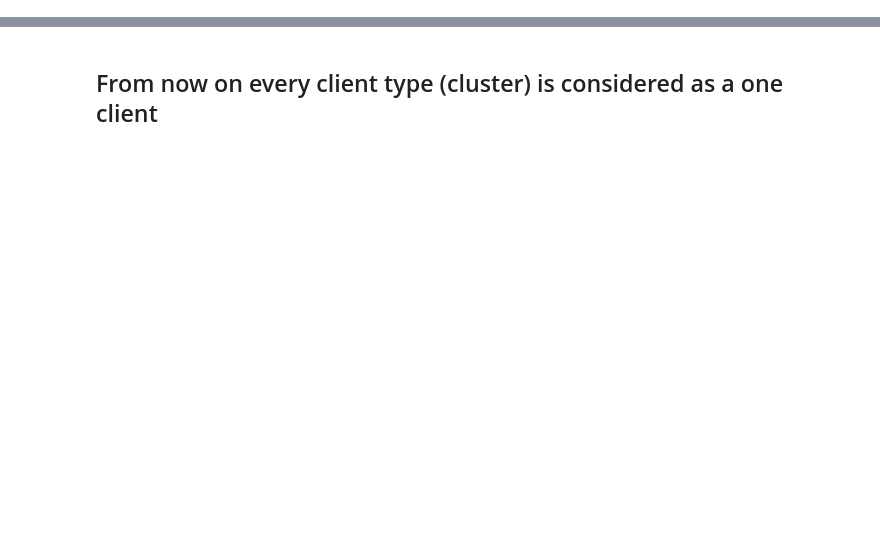
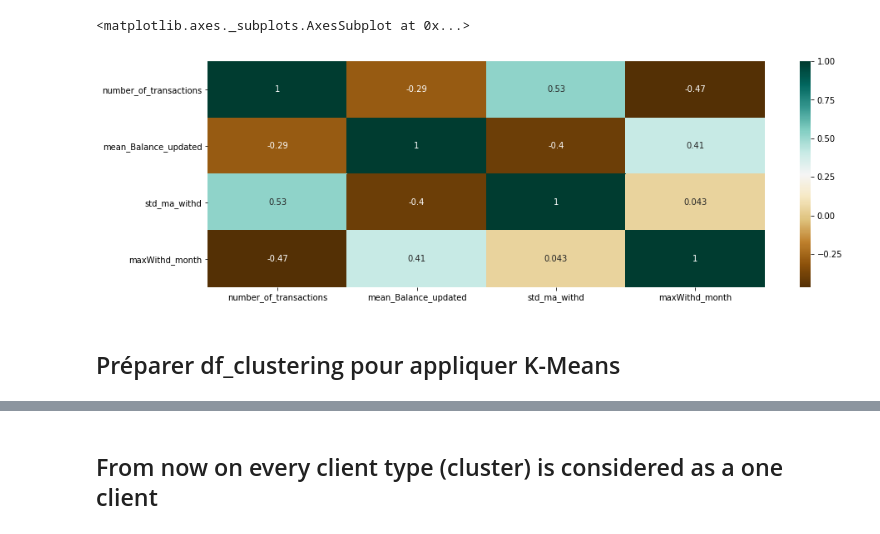
Before and after one commit to salma-hamdoune/PFE-Project, a Jupyter notebook: clustering features.ipynb, the cells around one changed output, grey strips where cells are left out. Cells and saved outputs as stored; diff of their text form; code cells hidden in the pictures; blank space fills up the shorter version.

```diff
--- a/clustering features.ipynb
+++ b/clustering features.ipynb
@@ -420,0 +198,8 @@ for i in clusters_values:
+# %%
+# plot of time series
+plt.figure(1 , figsize = (15 , 5))
+n=0
+for acc in clients:
+    df18_ts[df18_ts["Account_No"]==acc][['Balance_updated']].plot()
+    plt.xlabel('date', fontsize=20)
+    plt.title('Client  {}'.format(acc))
@@ -420,0 +218,8 @@ for i in clusters_values:
+# %%
+# plot of time series
+plt.figure(1 , figsize = (15 , 5))
+n=0
+for acc in clients:
+    df18_ts[df18_ts["Account_No"]==acc][['withd_by_date']].plot()
+    plt.xlabel('date', fontsize=20)
+    plt.title('Client  {}'.format(acc))
@@ -420,0 +238,17 @@ for i in clusters_values:
+# %%
+#trend by moving average
+# plot of time series
+plt.figure(1 , figsize = (15 , 5))
+n=0
+for acc in ["409000611074'",
+ "409000493201'",
+ "409000438611'",
+ "409000493210'",
+ "409000438620'",
+ "1196711'",
+ "1196428'",
+ "409000362497'"]:
+    dep_by_date = df18_ts[df18_ts["Account_No"]==acc][['withd_by_date']]
+    dep_by_date.rolling(30).mean().plot()
+    plt.xlabel('DATE', fontsize=20)
+    plt.title('Client  {}'.format(acc))
@@ -420,0 +324,3 @@ for i in clusters_values:
+# %%
+df_clustering=df_clustering(df18_ts)
+df_clustering
@@ -420,0 +339,11 @@ for i in clusters_values:
+# %%
+#Corrélations entre les variables de df_clustering
+
+plt.figure(figsize=(15,5))
+c= df_clustering.corr()
+sns.heatmap(c,cmap='BrBG',annot=True)
+# %% [output]
+<matplotlib.axes._subplots.AxesSubplot at 0x...>
+[figure, added]
+# %% [markdown]
+## Préparer df_clustering pour appliquer K-Means
```
Also changed, not shown: parts of 95 cells of this notebook, 2 other files.
